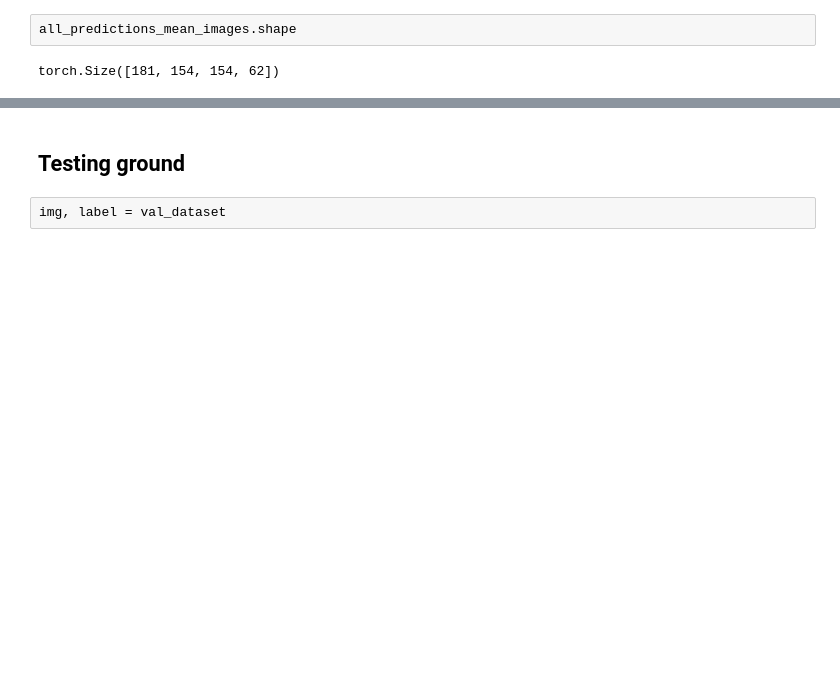
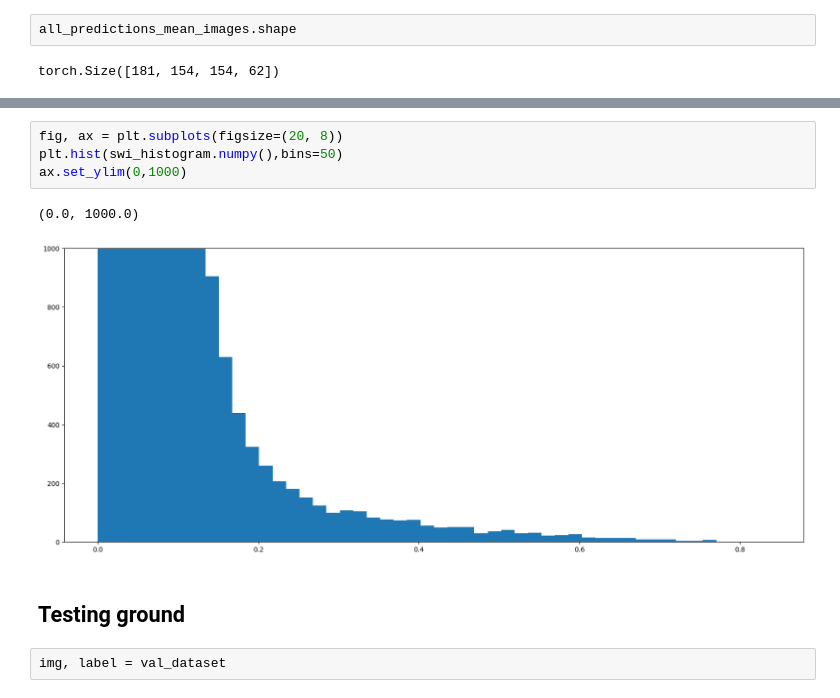
Before and after one commit to drci-foch/ETIS-Image, a Jupyter notebook: algo/UNet/UNet_Training.ipynb, the cells around one changed output, grey strips where cells are left out. Saved outputs shown, nothing was run; the diff lists cells and outputs as text; blank space fills up the shorter version.

```diff
--- a/algo/UNet/UNet_Training.ipynb
+++ b/algo/UNet/UNet_Training.ipynb
@@ -528,3 +607,10 @@ bin_edges=tensor([-70.9253, -66.8129, -62.7004, -58.5879, -54.4754, -50.3629, -4
+# %%
+fig, ax = plt.subplots(figsize=(20, 8))
+plt.hist(swi_histogram.numpy(),bins=50)
+ax.set_ylim(0,1000)
+# %% [output]
+(0.0, 1000.0)
+[figure, added]
 # %% [markdown]
 ## Testing ground
 # %%
```
Also changed, not shown: parts of 14 cells of this notebook.
